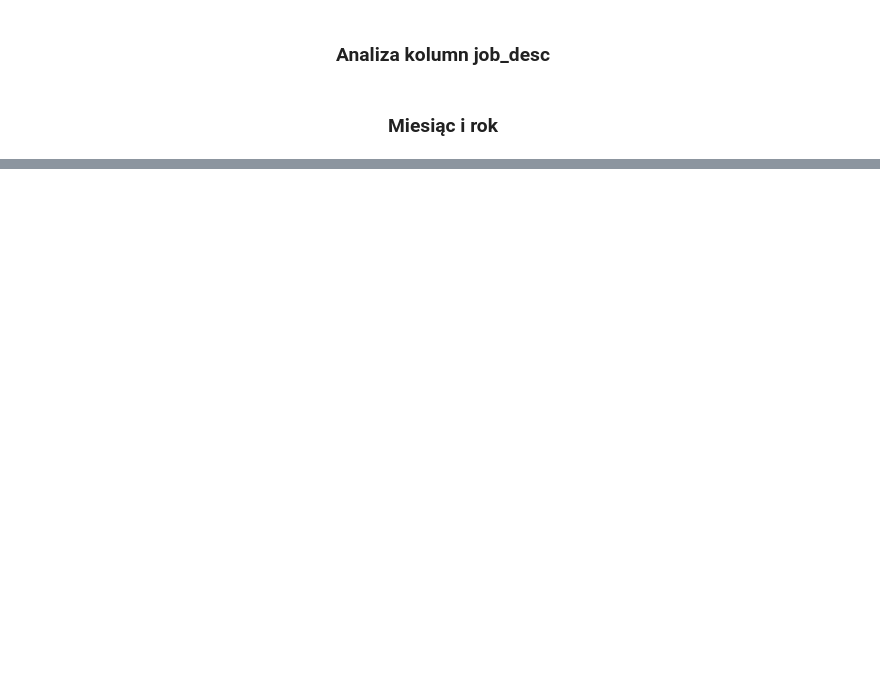
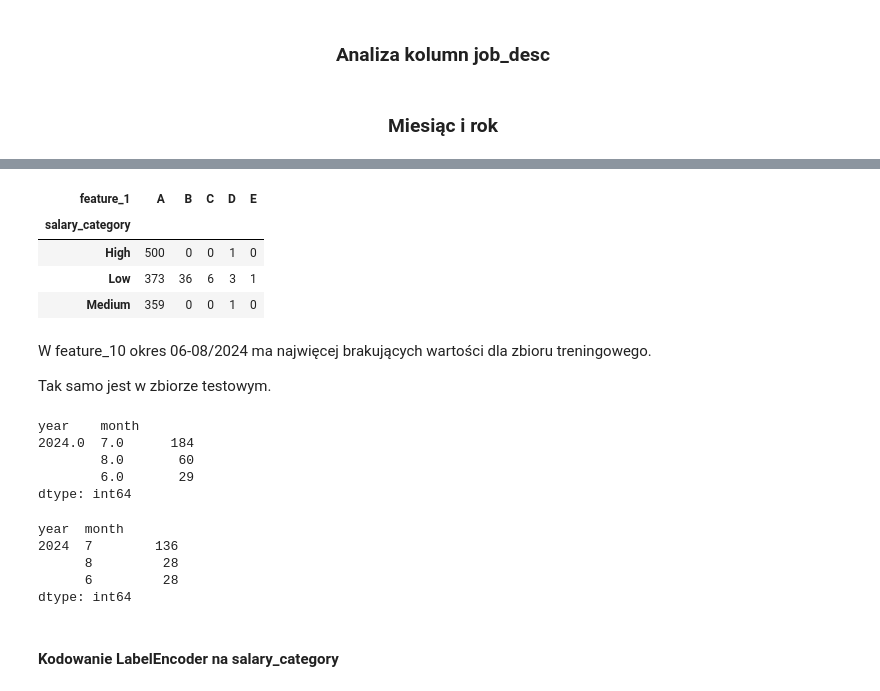
Before and after one commit to HubertKlosowski/bitgrit, a Jupyter notebook: know_data.ipynb, the cells around one changed output, grey strips where cells are left out. Drawn from its saved outputs; the diff is of its cells as text; code cells hidden in the pictures; blank space fills up the shorter version.

Commit message:
jest ok

```diff
--- a/know_data.ipynb
+++ b/know_data.ipynb
@@ -63,0 +196,9 @@ c_job_state
+# %%
+job_region_one_hot = OneHotEncoder(sparse_output=False)
+job_region_one_hot.fit(train[['job_region']])
+
+train = pd.concat([train, pd.DataFrame(job_region_one_hot.transform(train[['job_region']]), columns=job_region_one_hot.categories_[0])], axis=1)
+test = pd.concat([test, pd.DataFrame(job_region_one_hot.transform(test[['job_region']]), columns=job_region_one_hot.categories_[0])], axis=1)
+
+train.drop(columns=['job_state', 'job_region'], inplace=True)
+test.drop(columns=['job_state', 'job_region'], inplace=True)
@@ -136,7 +299,40 @@ train[feature_columns].info()
 # %%
-grouped = train.groupby(['salary_category', 'feature_1']).size().unstack(fill_value=0)
+grouped_feature_1 = train.groupby(['salary_category', 'feature_1']).size().unstack(fill_value=0)
 
 feature_1_encoder = LabelEncoder().fit(train['feature_1'])
 train['feature_1'] = feature_1_encoder.transform(train['feature_1'])
+test['feature_1'] = feature_1_encoder.transform(test['feature_1'])
 
-grouped
+grouped_feature_1
+# %% [output]
+| feature_1 | A | B | C | D | E |
+| salary_category |  |  |  |  |  |
+| High | 500 | 0 | 0 | 1 | 0 |
+| Low | 373 | 36 | 6 | 3 | 1 |
+| Medium | 359 | 0 | 0 | 1 | 0 |
+# %% [markdown]
+W feature_10 okres 06-08/2024 ma najwięcej brakujących wartości dla zbioru treningowego.
+
+Tak samo jest w zbiorze testowym.
+# %%
+train_grouped_feature_10 = train.loc[train['feature_10'].isna(), ['month', 'year']]
+
+train_grouped_feature_10.groupby(['year', 'month']).size().sort_values(ascending=False).head(n=3)
+# %% [output]
+year    month
+2024.0  7.0      184
+        8.0       60
+        6.0       29
+dtype: int64
+# %%
+test_grouped_feature_10 = test.loc[test['feature_10'].isna(), ['month', 'year']]
+
+test_grouped_feature_10.groupby(['year', 'month']).size().sort_values(ascending=False).head(n=3)
+# %% [output]
+year  month
+2024  7        136
+      8         28
+      6         28
+dtype: int64
+# %% [markdown]
+#### Kodowanie LabelEncoder na salary_category
```
Also changed, not shown: parts of 44 cells of this notebook, 1 other file.
